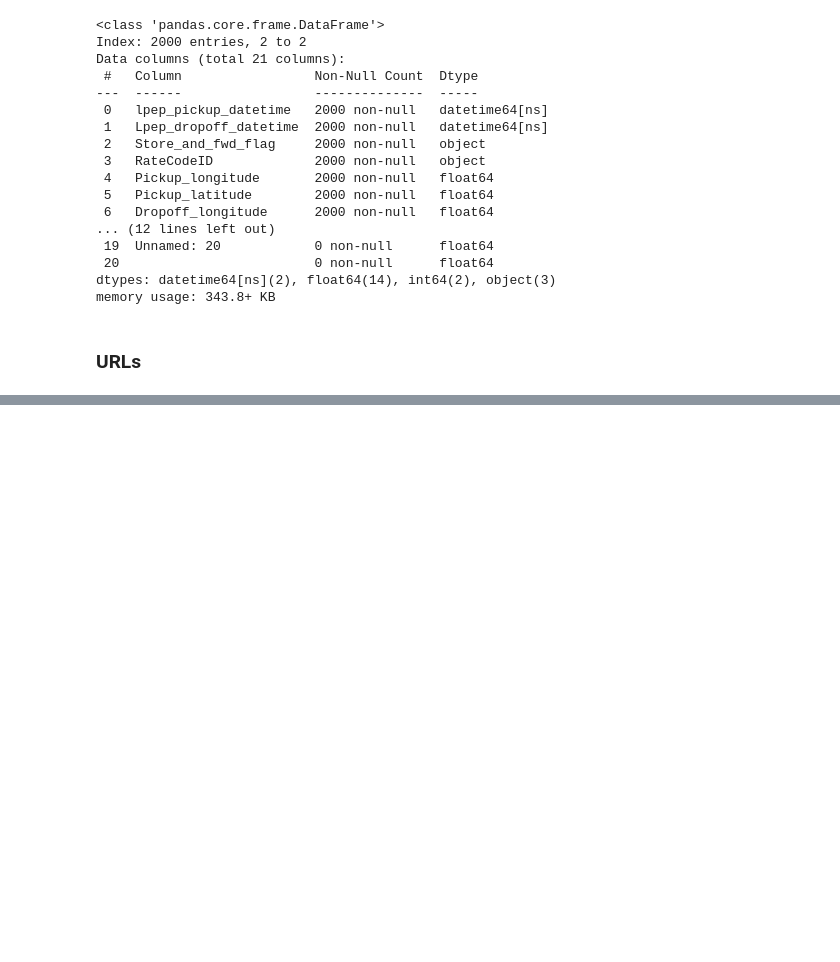
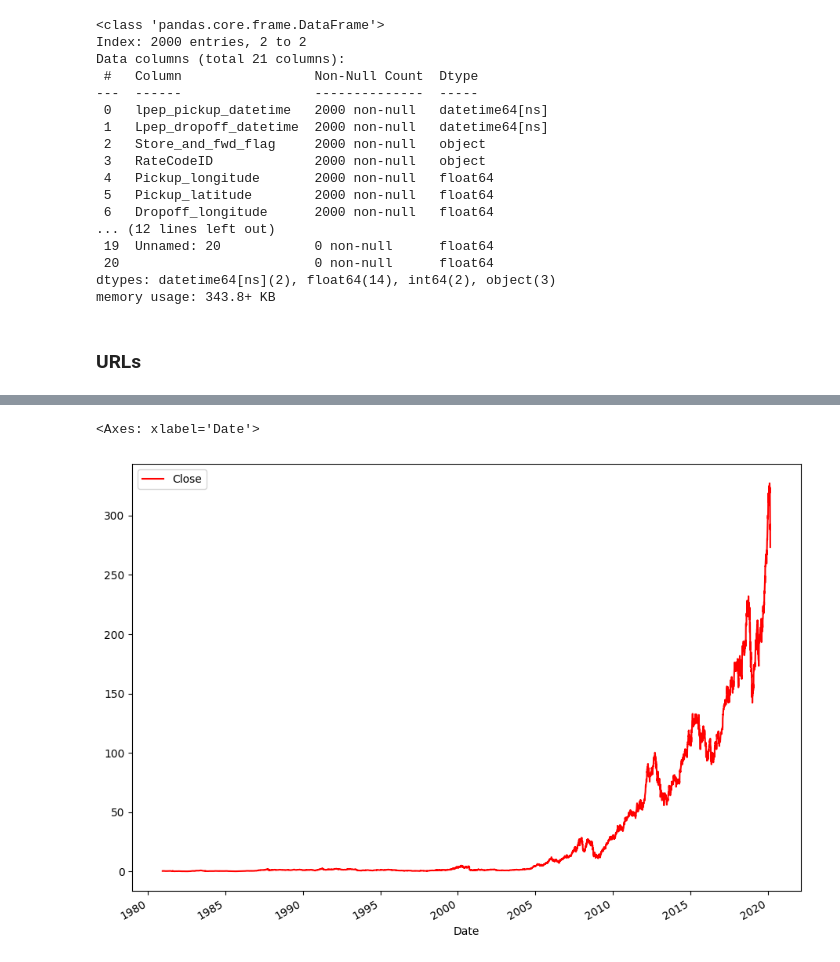
Before and after one commit to pdiegoneves/data_visualization_with_python, a Jupyter notebook: main.ipynb, the cells around one changed output, grey strips where cells are left out. Saved outputs shown, nothing was run; the diff lists cells and outputs as text; code cells hidden in the pictures; blank space fills up the shorter version.

```diff
--- a/main.ipynb
+++ b/main.ipynb
@@ -201,0 +519,5 @@ ImportError: Missing optional dependency 'lxml'.  Use pip or conda to install lx
+# %%
+data.plot(y='Close', color='red')
+# %% [output]
+<Axes: xlabel='Date'>
+[figure, added]
```
Also changed, not shown: parts of 37 cells of this notebook.
